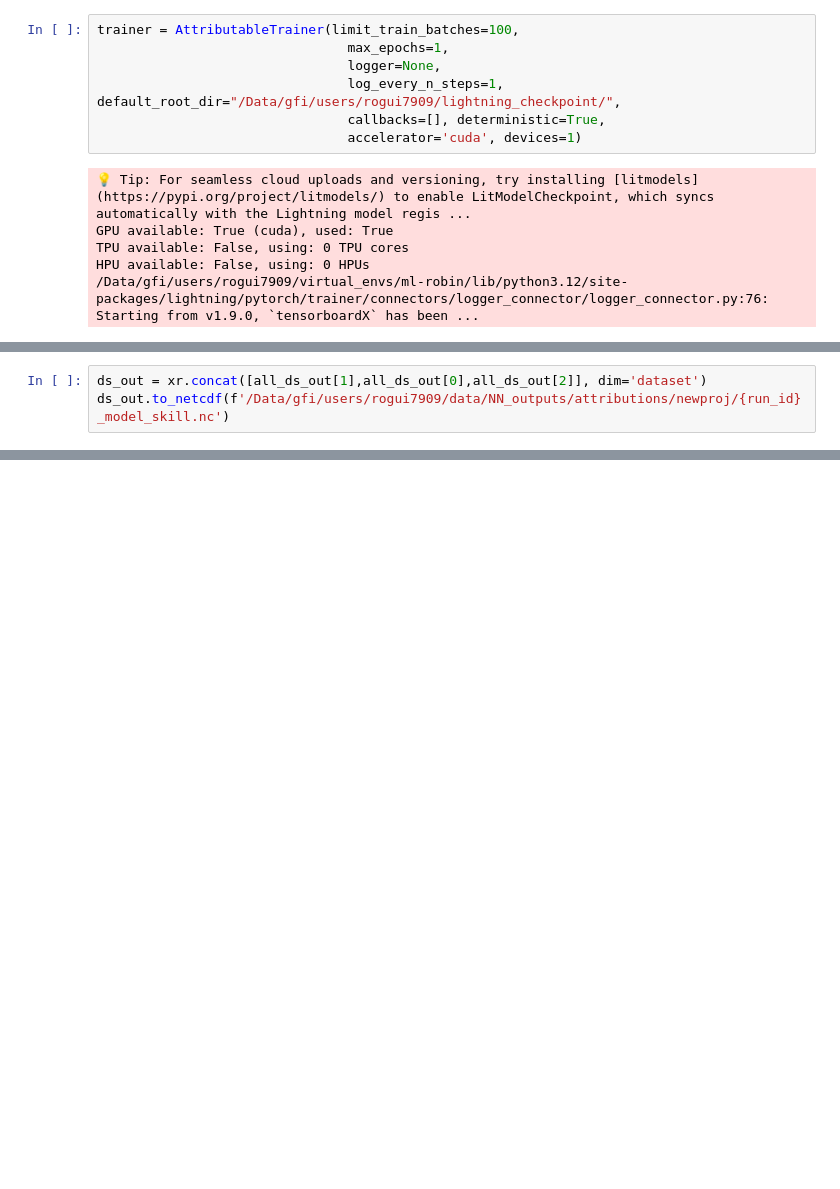
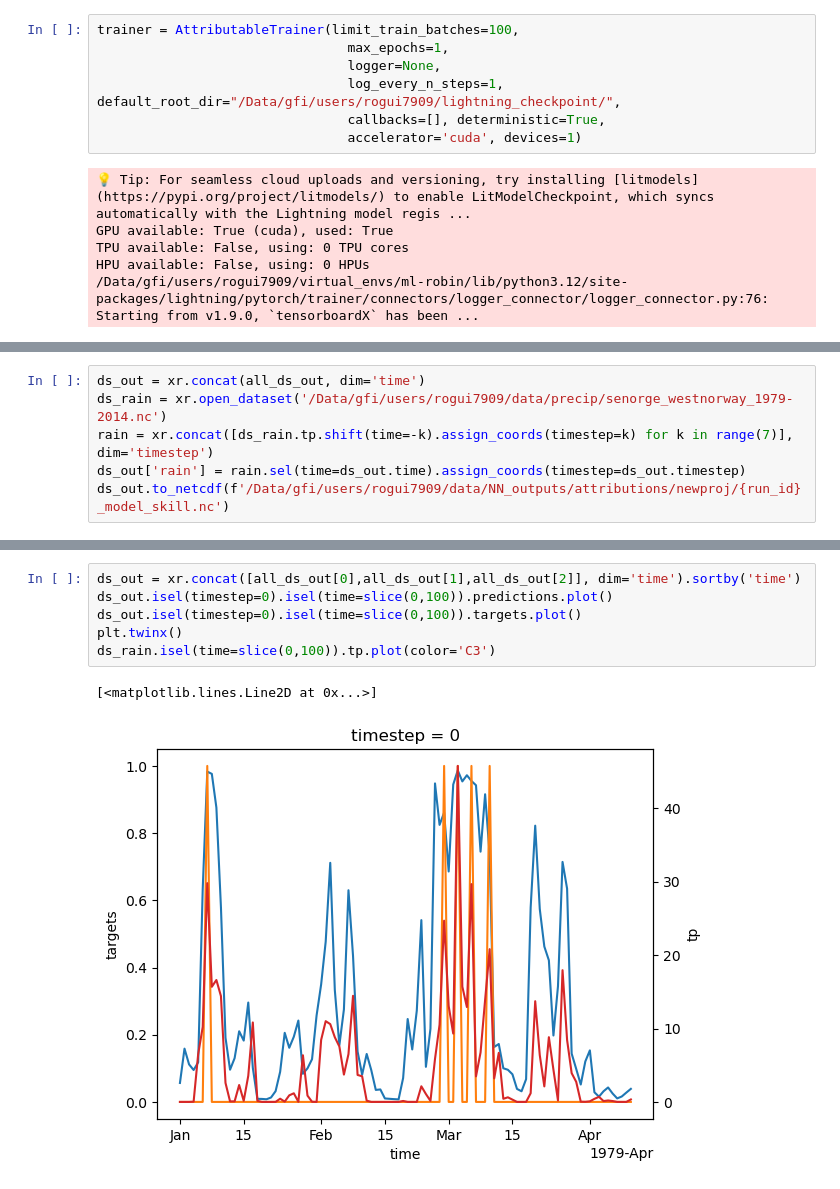
Before and after one commit to rguilcas/predict_rain_norway, a Jupyter notebook: diagnostics_newproj/paper/skill_on_test.ipynb, the cells around one changed output, grey strips where cells are left out. Drawn from its saved outputs; the diff is of its cells as text; blank space fills up the shorter version.

```diff
--- a/diagnostics_newproj/paper/skill_on_test.ipynb
+++ b/diagnostics_newproj/paper/skill_on_test.ipynb
@@ -129,5 +132,8 @@ LOCAL_RANK: 0 - CUDA_VISIBLE_DEVICES: [0]
         test/loss           1.5856154064985155
 ────────────────────────────────────────────────────────────────────────────────────────────────────────────────────────
 # %%
-ds_out = xr.concat([all_ds_out[1],all_ds_out[0],all_ds_out[2]], dim='dataset')
+ds_out = xr.concat(all_ds_out, dim='time')
+ds_rain = xr.open_dataset('/Data/gfi/users/rogui7909/data/precip/senorge_westnorway_1979-2014.nc')
+rain = xr.concat([ds_rain.tp.shift(time=-k).assign_coords(timestep=k) for k in range(7)], dim='timestep')
+ds_out['rain'] = rain.sel(time=ds_out.time).assign_coords(timestep=ds_out.timestep)
 ds_out.to_netcdf(f'/Data/gfi/users/rogui7909/data/NN_outputs/attributions/newproj/{run_id}_model_skill.nc')
@@ -133,0 +152,9 @@ ds_out.to_netcdf(f'/Data/gfi/users/rogui7909/data/NN_outputs/attributions/newpro
+# %%
+ds_out = xr.concat([all_ds_out[0],all_ds_out[1],all_ds_out[2]], dim='time').sortby('time')
+ds_out.isel(timestep=0).isel(time=slice(0,100)).predictions.plot()
+ds_out.isel(timestep=0).isel(time=slice(0,100)).targets.plot()
+plt.twinx()
+ds_rain.isel(time=slice(0,100)).tp.plot(color='C3')
+# %% [output]
+[<matplotlib.lines.Line2D at 0x...>]
+[figure, added]
```
Also changed, not shown: parts of 4 cells of this notebook, 8 other files.
